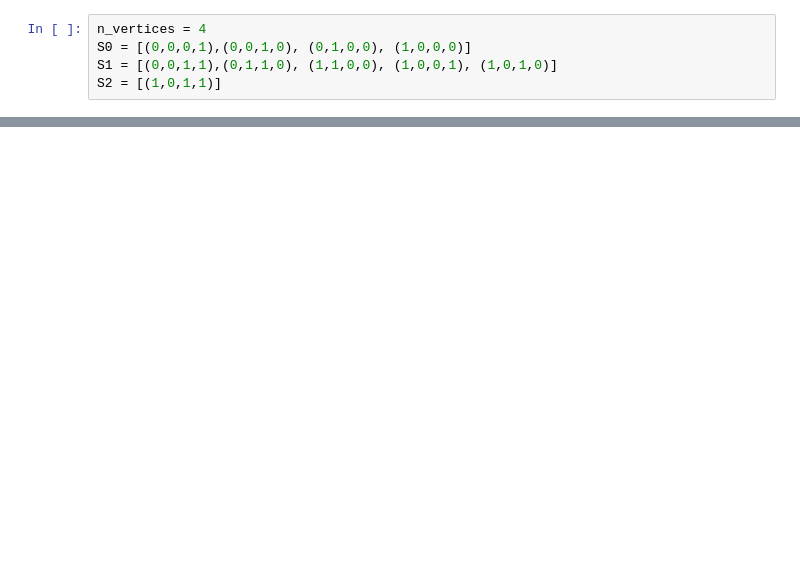
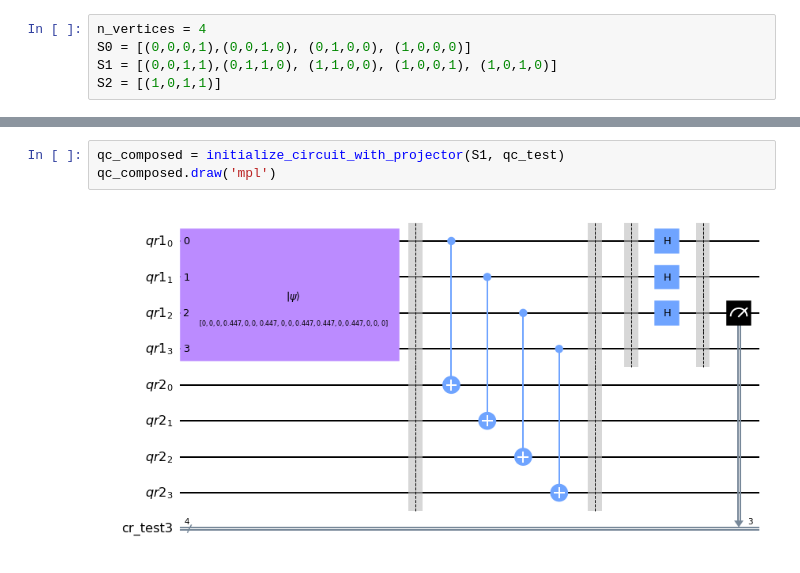
Before and after one commit to KathrinKoenig/QuantumTopologicalDataAnalysis, a Jupyter notebook: Code/initialize_state.ipynb, the cells around one changed output, grey strips where cells are left out. Drawn from its saved outputs; the diff is of its cells as text; blank space fills up the shorter version.

```diff
--- a/Code/initialize_state.ipynb
+++ b/Code/initialize_state.ipynb
@@ -73,0 +98,5 @@ qc.draw('mpl')
+# %%
+qc_composed = initialize_circuit_with_projector(S1, qc_test)
+qc_composed.draw('mpl')
+# %% [output]
+[figure, added]
```
Also changed, not shown: parts of 20 cells of this notebook, 1 other file.
